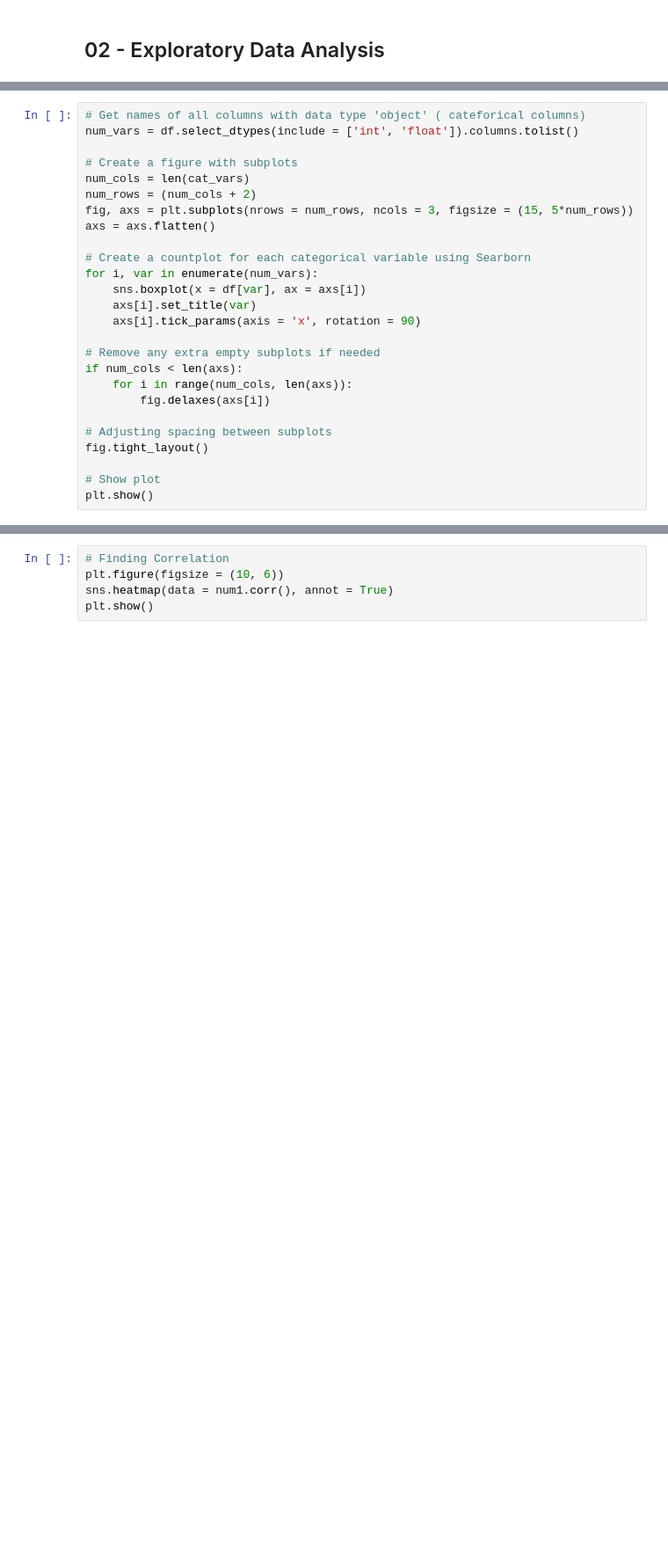
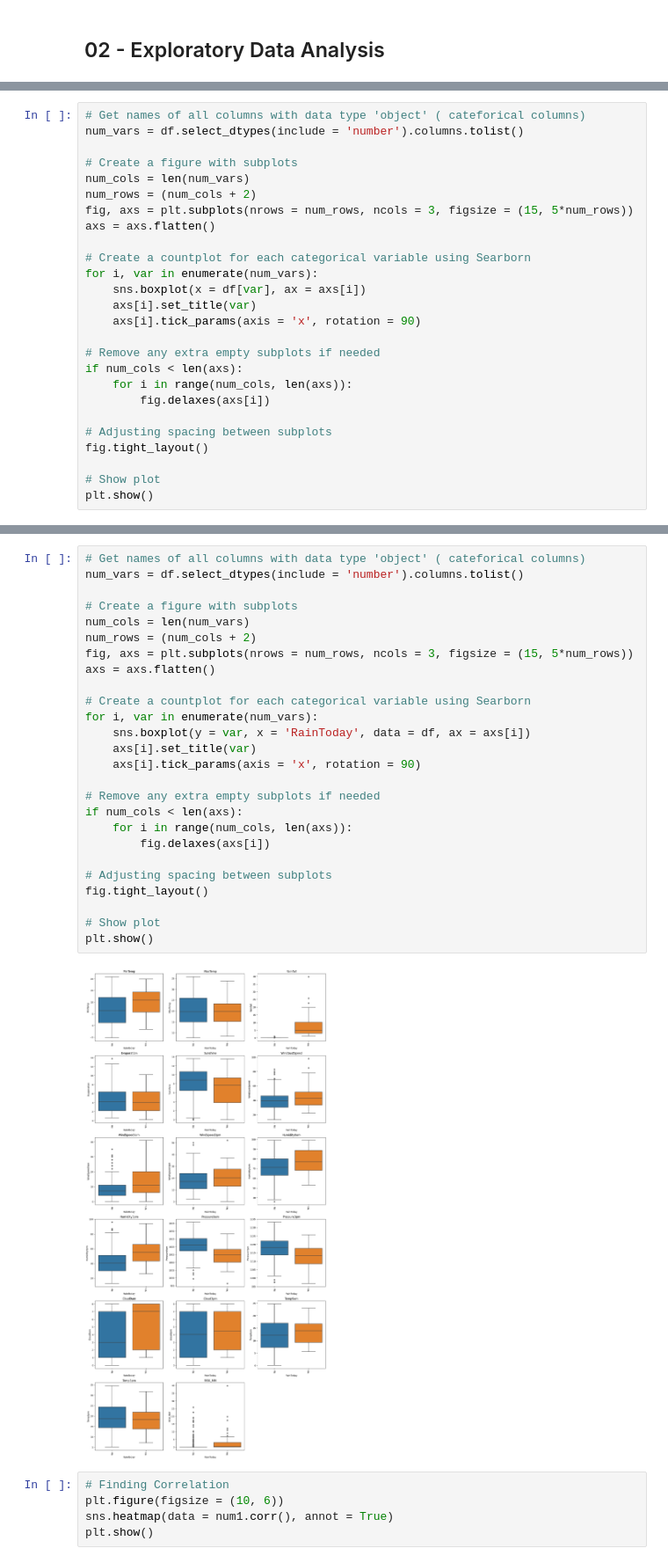
Before and after one commit to AllanMogley/02-Data-Science-Works, a Jupyter notebook: 04 Data Exploration/Data Works.ipynb, the cells around one changed output, grey strips where cells are left out. Shown at 88% size. Drawn from its saved outputs; the diff is of its cells as text; blank space fills up the shorter version.

Commit message:
Added box plots (Attritions

```diff
--- a/04 Data Exploration/Data Works.ipynb
+++ b/04 Data Exploration/Data Works.ipynb
@@ -166,9 +142,9 @@ Index(['MinTemp', 'MaxTemp', 'Rainfall', 'Evaporation', 'Sunshine',
 # %%
 # Get names of all columns with data type 'object' ( cateforical columns)
-num_vars = df.select_dtypes(include = ['int', 'float']).columns.tolist()
+num_vars = df.select_dtypes(include = 'number').columns.tolist()
 
 # Create a figure with subplots
-num_cols = len(cat_vars)
+num_cols = len(num_vars)
 num_rows = (num_cols + 2)
 fig, axs = plt.subplots(nrows = num_rows, ncols = 3, figsize = (15, 5*num_rows))
 axs = axs.flatten()
@@ -194,3 +186,31 @@ plt.show()
+# %%
+# Get names of all columns with data type 'object' ( cateforical columns)
+num_vars = df.select_dtypes(include = 'number').columns.tolist()
+
+# Create a figure with subplots
+num_cols = len(num_vars)
+num_rows = (num_cols + 2)
+fig, axs = plt.subplots(nrows = num_rows, ncols = 3, figsize = (15, 5*num_rows))
+axs = axs.flatten()
+
+# Create a countplot for each categorical variable using Searborn
+for i, var in enumerate(num_vars):
+    sns.boxplot(y = var, x = 'RainToday', data = df, ax = axs[i])
+    axs[i].set_title(var)
+    axs[i].tick_params(axis = 'x', rotation = 90)
+
+# Remove any extra empty subplots if needed
+if num_cols < len(axs):
+    for i in range(num_cols, len(axs)):
+        fig.delaxes(axs[i])
+
+# Adjusting spacing between subplots
+fig.tight_layout()
+
+# Show plot
+plt.show()
+# %% [output]
+[figure, added]
 # %%
 # Finding Correlation
 plt.figure(figsize = (10, 6))
```
Also changed, not shown: parts of 10 cells of this notebook.
